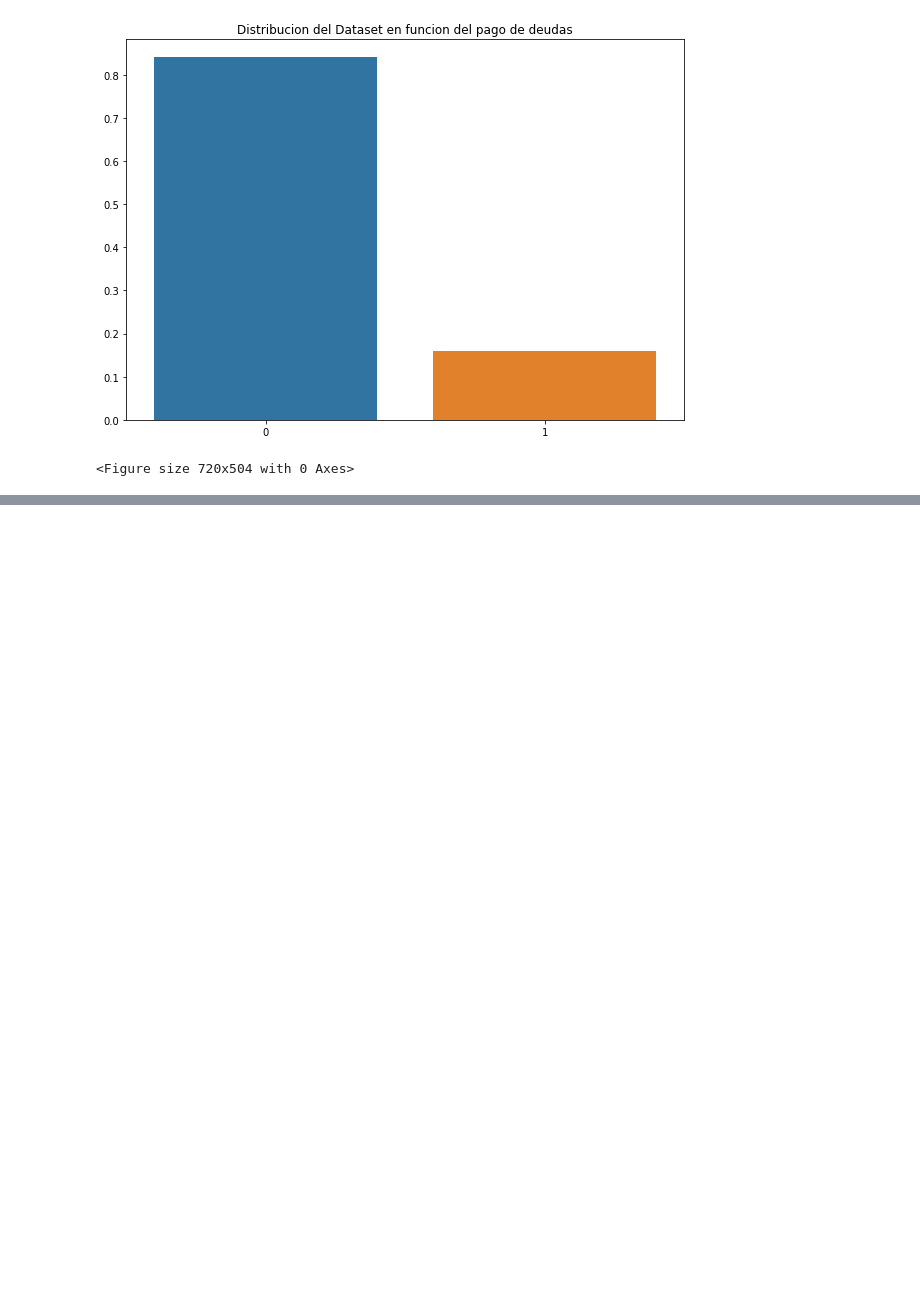
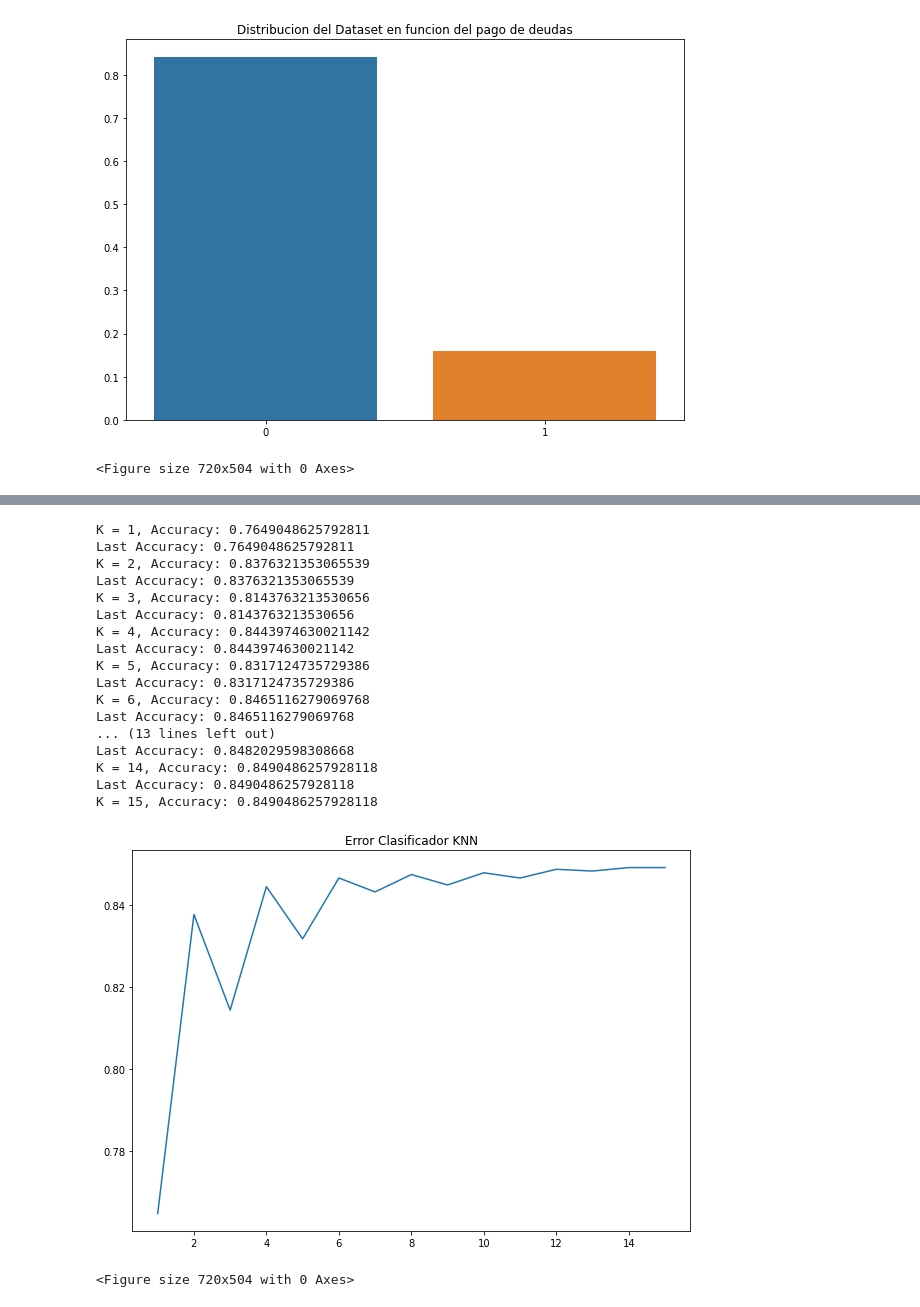
Before and after one commit to Craziertexas/bookish-train, a Jupyter notebook: bookish-train.ipynb, the cells around one changed output, grey strips where cells are left out. Cells and saved outputs as stored; diff of their text form; code cells hidden in the pictures; blank space fills up the shorter version.

```diff
--- a/bookish-train.ipynb
+++ b/bookish-train.ipynb
@@ -156,0 +233,54 @@ plt.show()
+# %%
+#Clasificador KNN
+
+XTrain, XTest, YTrain, YTest = train_test_split(NormalizedData.drop(["not.fully.paid"], axis = 1), NormalizedData["not.fully.paid"],test_size = 0.3)
+
+K = 1
+LastAccuracy = 0
+
+KNNmodel = KNeighborsClassifier(n_neighbors=K)
+KNNmodel.fit(XTrain, YTrain)
+YPredict = KNNmodel.predict(XTest)
+Accuracy = metrics.accuracy_score(YTest, YPredict)
+print("K = " + str(K) + ", Accuracy: " + str(Accuracy))
+
+AccuracyPlot = np.array(Accuracy)
+KPlot = np.array(K)
+
+while (Accuracy > LastAccuracy*0.95) and (round(Accuracy,5) != round(LastAccuracy,5)):
+    K = K + 1
+    KNNmodel = KNeighborsClassifier(n_neighbors=K)
+    KNNmodel.fit(XTrain, YTrain)
+    YPredict = KNNmodel.predict(XTest)
+    LastAccuracy = Accuracy
+    Accuracy = metrics.accuracy_score(YTest, YPredict)
+    print("Last Accuracy: " + str(LastAccuracy))
+    print("K = " + str(K) + ", Accuracy: " + str(Accuracy))
+
+    AccuracyPlot = np.append(AccuracyPlot, Accuracy)
+    KPlot = np.append(KPlot, K)
+pickle.dump(KNNmodel, open("OutPut\KNN\FullDataset\KNN_FullDataset", "wb"))
+plt.plot(KPlot, AccuracyPlot)
+plt.title("Error Clasificador KNN")
+plt.figure(4)
+plt.show()
+# %% [output]
+K = 1, Accuracy: 0.7649048625792811
+Last Accuracy: 0.7649048625792811
+K = 2, Accuracy: 0.8376321353065539
+Last Accuracy: 0.8376321353065539
+K = 3, Accuracy: 0.8143763213530656
+Last Accuracy: 0.8143763213530656
+K = 4, Accuracy: 0.8443974630021142
+Last Accuracy: 0.8443974630021142
+K = 5, Accuracy: 0.8317124735729386
+Last Accuracy: 0.8317124735729386
+K = 6, Accuracy: 0.8465116279069768
+Last Accuracy: 0.8465116279069768
+... (13 lines left out)
+Last Accuracy: 0.8482029598308668
+K = 14, Accuracy: 0.8490486257928118
+Last Accuracy: 0.8490486257928118
+K = 15, Accuracy: 0.8490486257928118
+[figure, added]
+<Figure size 720x504 with 0 Axes>
```
Also changed, not shown: parts of 15 cells of this notebook, 22 other files.
